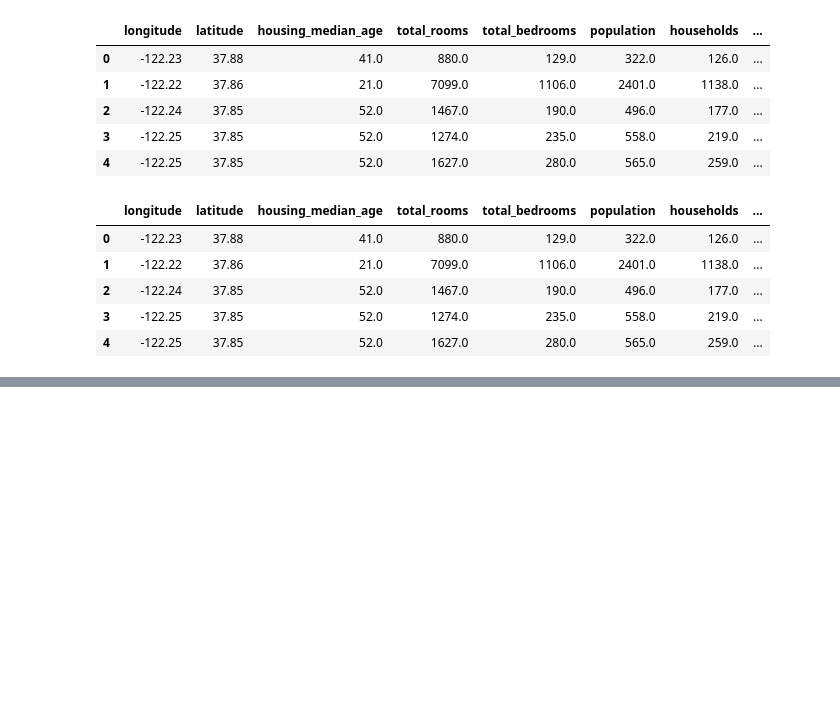
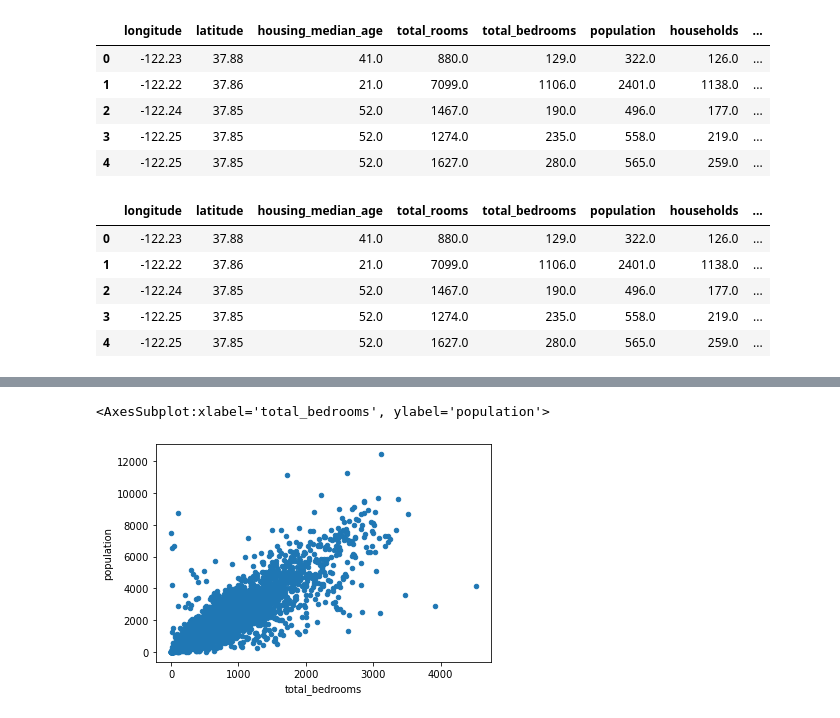
Before and after one commit to data301-2020-winter2/course-project-solo_k, a Jupyter notebook: data/rawdata/dataclean_temp.ipynb, the cells around one changed output, grey strips where cells are left out. Cells and saved outputs as stored; diff of their text form; code cells hidden in the pictures; blank space fills up the shorter version.

```diff
--- a/data/rawdata/dataclean_temp.ipynb
+++ b/data/rawdata/dataclean_temp.ipynb
@@ -85,0 +86,7 @@ Name: population, dtype: float64
+# %%
+#total bedrooms vs population = strong positive
+
+df_cleaned.plot(kind='scatter', x='total_bedrooms', y='population')
+# %% [output]
+<AxesSubplot:xlabel='total_bedrooms', ylabel='population'>
+[figure, added]
```
Also changed, not shown: parts of 23 cells of this notebook, 1 other file.
